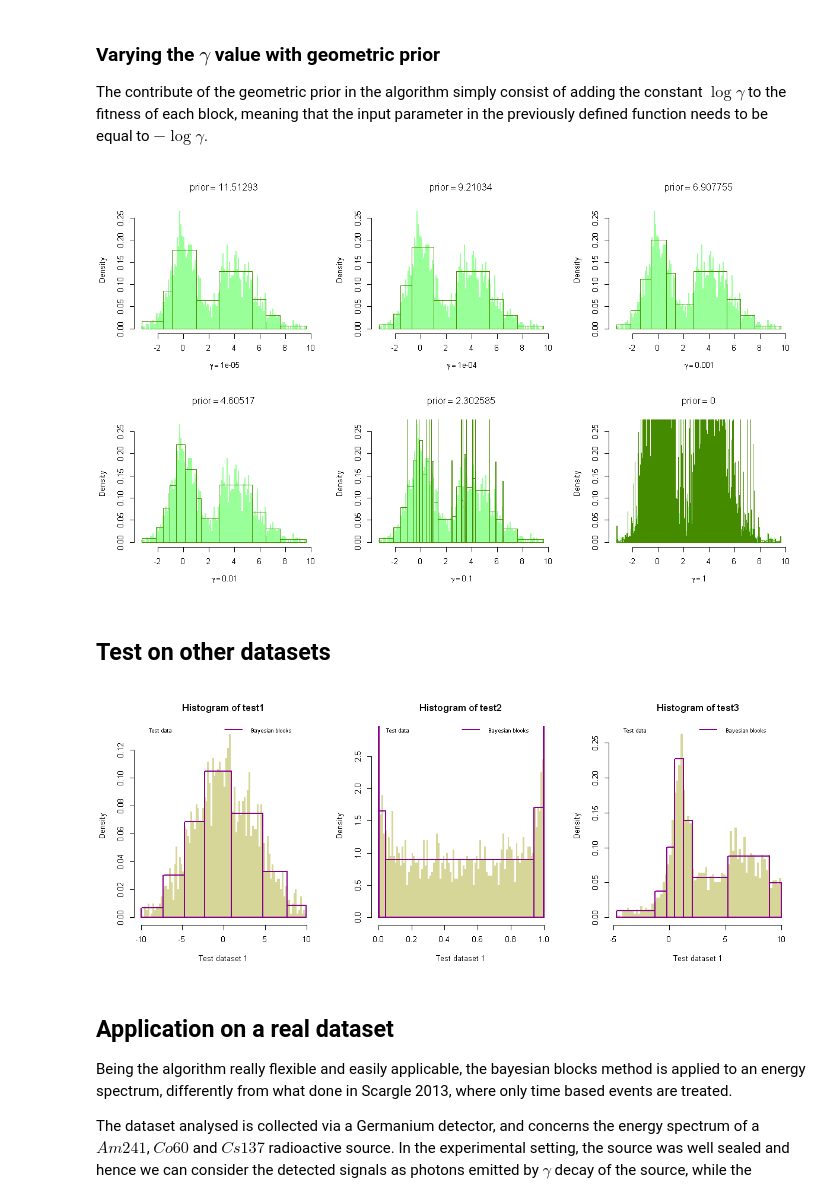
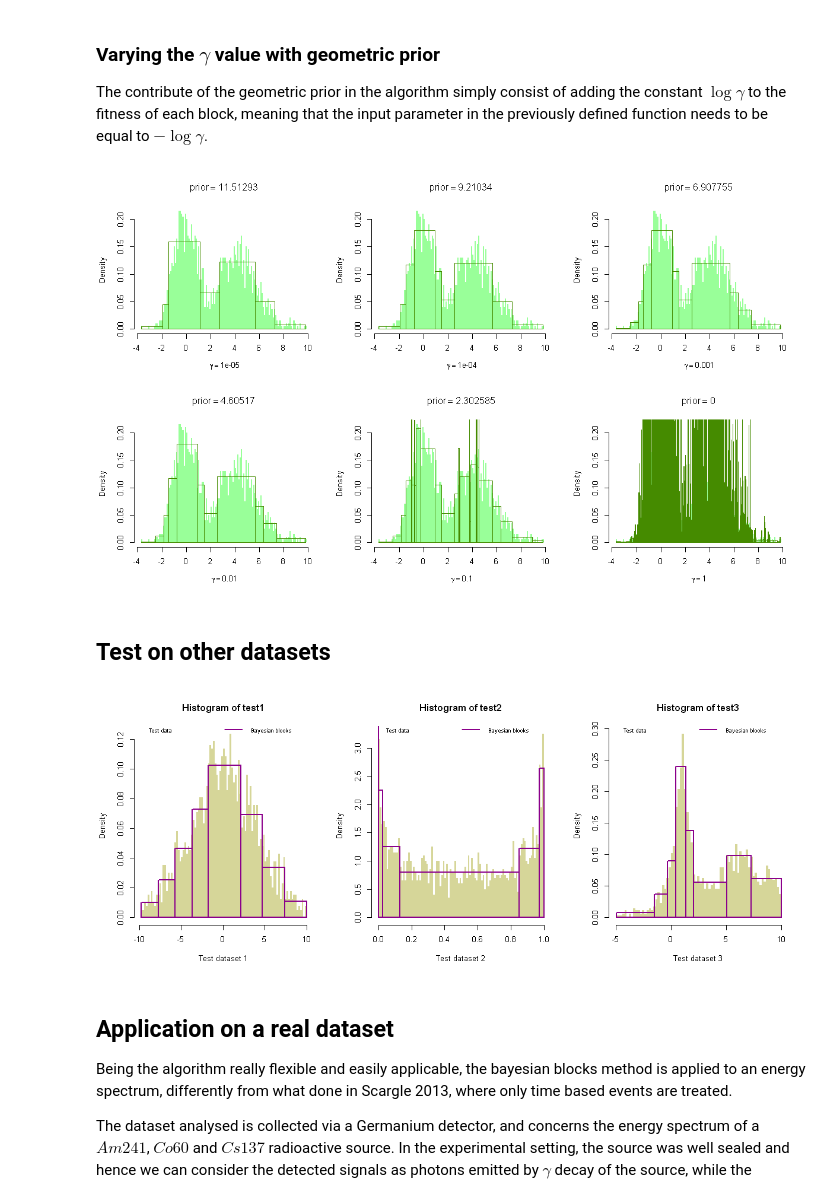
Before and after one commit to SBea13/AS4PA-BayesianBlocks, a Jupyter notebook: BayesianBlocksProject.ipynb, the cells around one changed output. Saved outputs shown, nothing was run; the diff lists cells and outputs as text; code cells hidden in the pictures.

```diff
--- a/BayesianBlocksProject.ipynb
+++ b/BayesianBlocksProject.ipynb
@@ -102,7 +102,7 @@ bayesian_blocks <- function(xs, prior=7.61, nn_vec=rep(1,length(xs))){
     last <- NULL
     supp <- NULL
 
-    for (R in 1:N){
+    for (R in 1:(N+1)){
 #       Compute fit_vec : fitness of last-known block (end at R)
 
 #       block width and block count
@@ -218,7 +218,7 @@ for (i in 1:length(gamma)){
 
 }
 # %% [output]
-[figure, old version]
+[figure, new version]
 # %% [markdown]
 ## Test on other datasets
 # %%
@@ -239,36 +239,36 @@ cp_h1 <- bayesian_blocks(test1, prior=7.90708)
 
 h_t1  <- hist(test1, breaks=100, freq=FALSE, col=rgb(0.6,0.6,0,0.4), lty='blank',
              xlab="Test dataset 1")
 h_bb1 <- hist(test1, breaks=cp_h1, freq=FALSE, border='darkmagenta', add=TRUE)
 
 legend('top', col=c(rgb(0.6,0.6,0,0.4), 'darkmagenta'), bty='n',
        lty=c(NA, 1), pch=c(15, NA), cex=0.7, horiz = TRUE,
        legend = c("Test data", "Bayesian blocks")
          )
 
 cp_h2 <- bayesian_blocks(test2, prior=7.90708)
 
 h_t2  <- hist(test2, breaks=100, freq=FALSE, col=rgb(0.6,0.6,0,0.4), lty='blank',
-             xlab="Test dataset 1")
+             xlab="Test dataset 2")
 h_bb2 <- hist(test2, breaks=cp_h2, freq=FALSE, border='darkmagenta', add=TRUE)
 
 legend('top', col=c(rgb(0.6,0.6,0,0.4), 'darkmagenta'), bty='n',
        lty=c(NA, 1), pch=c(15, NA), cex=0.7, horiz = TRUE,
        legend = c("Test data", "Bayesian blocks")
          )
 
 cp_h3 <- bayesian_blocks(test3, prior=7.90708)
 
 h_t3  <- hist(test3, breaks=100, freq=FALSE, col=rgb(0.6,0.6,0,0.4), lty='blank',
-             xlab="Test dataset 1")
+             xlab="Test dataset 3")
 h_bb3 <- hist(test3, breaks=cp_h3, freq=FALSE, border='darkmagenta', add=TRUE)
 
 legend('top', col=c(rgb(0.6,0.6,0,0.4), 'darkmagenta'), bty='n',
        lty=c(NA, 1), pch=c(15, NA), cex=0.7, horiz = TRUE,
        legend = c("Test data", "Bayesian blocks")
          )
 # %% [output]
-[figure, old version]
+[figure, new version]
 # %% [markdown]
 ## Application on a real dataset
 
```
Also changed, not shown: parts of 6 cells of this notebook.
